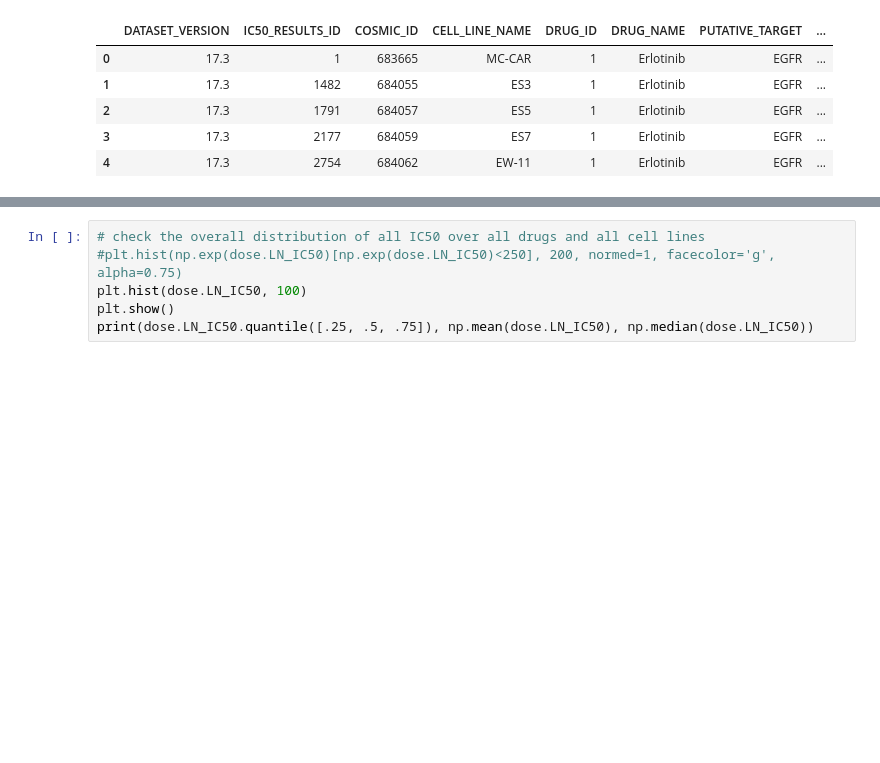
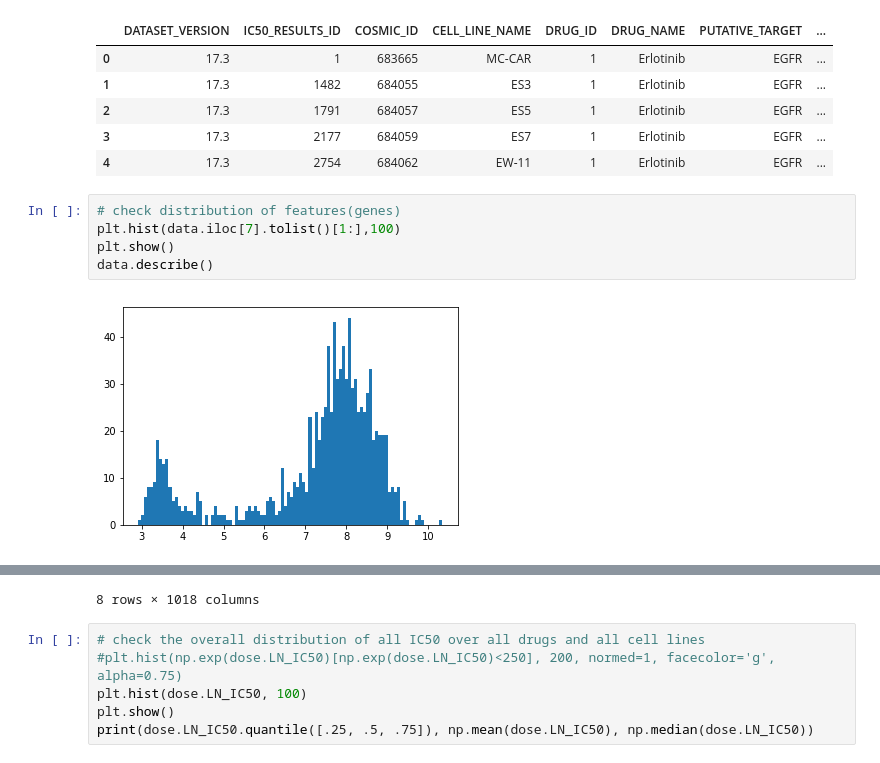
Before and after one commit to syao13/insight_project, a Jupyter notebook: eda.ipynb, the cells around one changed output, grey strips where cells are left out. Cells and saved outputs as stored; diff of their text form; blank space fills up the shorter version.

```diff
--- a/eda.ipynb
+++ b/eda.ipynb
@@ -61,3 +73,10 @@ dose.head()
 | 2 | 17.3 | 1791 | 684057 | ES5 | 1 | Erlotinib | EGFR | ... |
 | 3 | 17.3 | 2177 | 684059 | ES7 | 1 | Erlotinib | EGFR | ... |
 | 4 | 17.3 | 2754 | 684062 | EW-11 | 1 | Erlotinib | EGFR | ... |
+# %%
+# check distribution of features(genes)
+plt.hist(data.iloc[7].tolist()[1:],100)
+plt.show()
+data.describe()
+# %% [output]
+[figure, added]
@@ -64,3 +92,4 @@ dose.head()
+8 rows × 1018 columns
 # %%
 # check the overall distribution of all IC50 over all drugs and all cell lines
 #plt.hist(np.exp(dose.LN_IC50)[np.exp(dose.LN_IC50)<250], 200, normed=1, facecolor='g', alpha=0.75)
```
Also changed, not shown: parts of 48 cells of this notebook, 3 other files.
